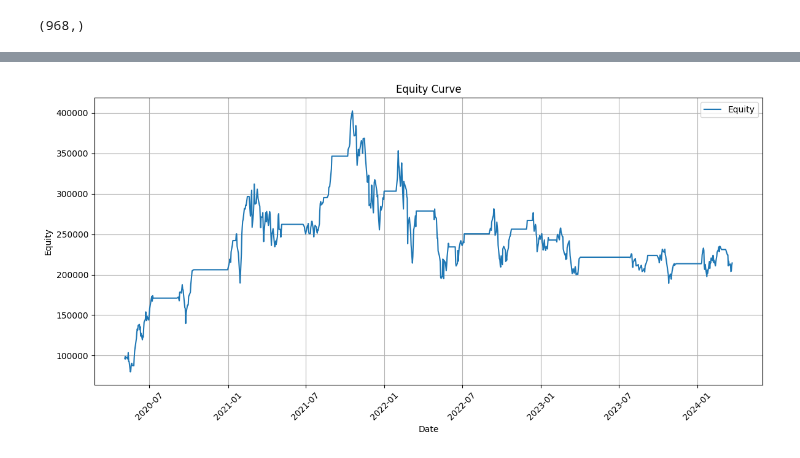
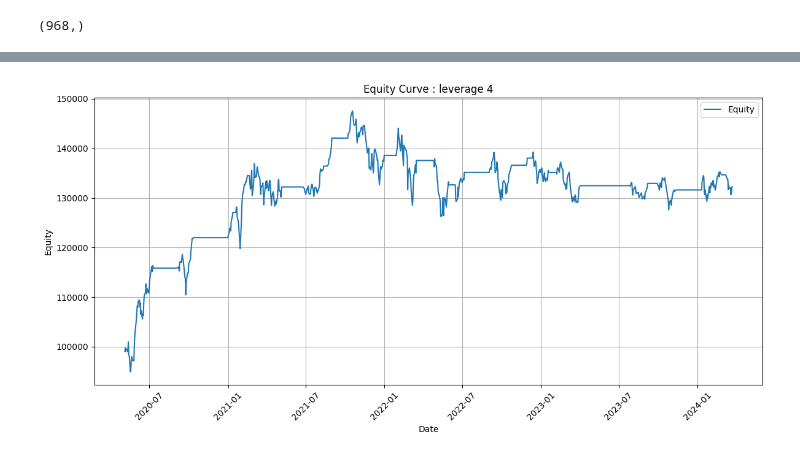
Before and after one commit to anirbanghoshsbi/.github.io, a Jupyter notebook: work/nifty_%_above_50_dma.ipynb, the cells around one changed output, grey strips where cells are left out. Cells and saved outputs as stored; diff of their text form; code cells hidden in the pictures.

```diff
--- a/work/nifty_%_above_50_dma.ipynb
+++ b/work/nifty_%_above_50_dma.ipynb
@@ -141,20 +139,20 @@ plt.show()
 # %%
-result_df['Position_short']=(np.where(signal<=0,4,0))
+result_df['Position_short']=(np.where(signal<=0,1,0))
 # Calculate returns based on NEXT DAY's Open price
 result_df['Return_shrt'] = result_df['Nifty_Close'].pct_change() * result_df['Position_short']
 # %%
 initial_capital = 100000
-result_df['Equity'] = initial_capital * (1 + result_df['Return_shrt']).cumprod()
+result_df['Equity_shrt'] = initial_capital * (1 + result_df['Return_shrt']).cumprod()
 # Plot the Equity Curve
 plt.figure(figsize=(12, 6))  # Adjust figure size as desired
-plt.plot(result_df.Date, result_df['Equity'], label='Equity')
+plt.plot(result_df.Date, result_df['Equity_shrt'], label='Equity')
 plt.xlabel('Date')
 plt.ylabel('Equity')
 plt.title('Equity Curve : leverage 4')
 plt.legend()
 plt.grid(True)
 plt.xticks(rotation=45)  # Rotate x-axis labels for better readability
 plt.tight_layout()
 plt.show()
 # %% [output]
-[figure, old version]
+[figure, new version]
```
Also changed, not shown: parts of 3 cells of this notebook.
